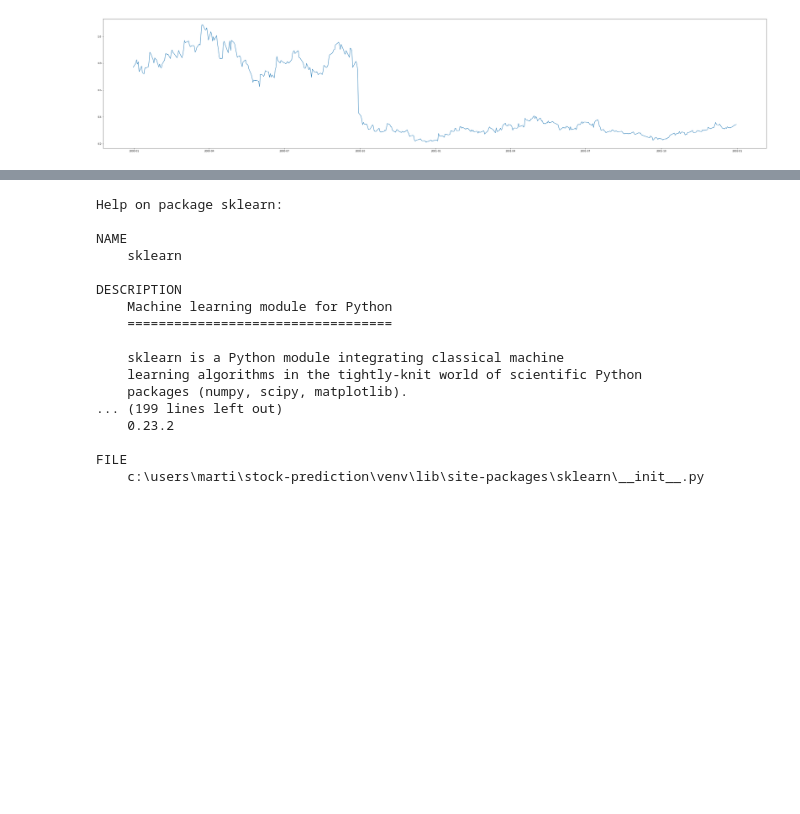
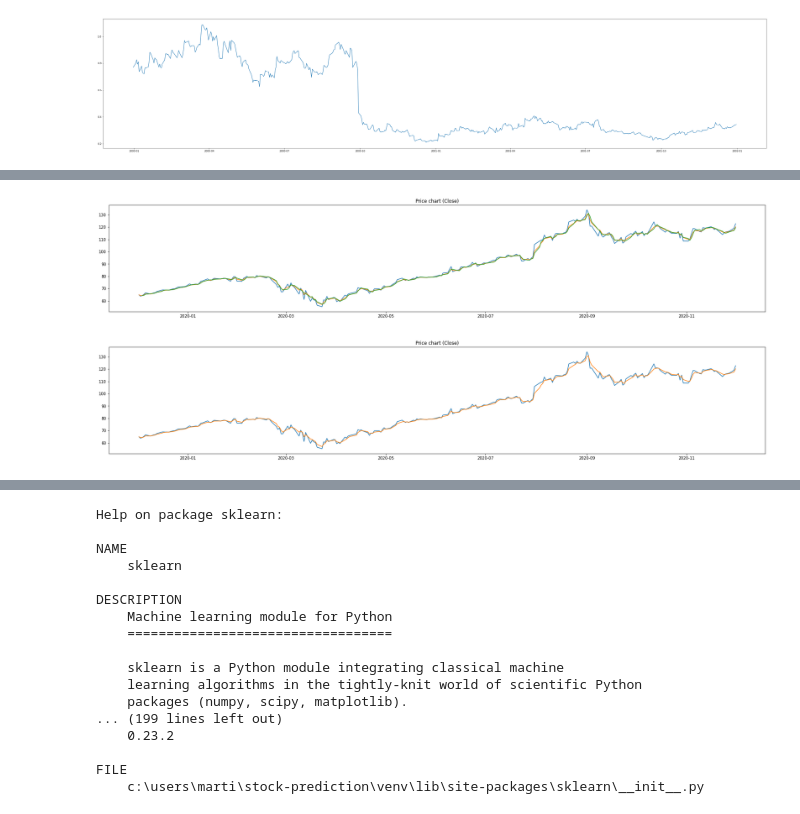
Before and after one commit to Sommerli/stock-prediction, a Jupyter notebook: stock_prediction.ipynb, the cells around one changed output, grey strips where cells are left out. Drawn from its saved outputs; the diff is of its cells as text; code cells hidden in the pictures; blank space fills up the shorter version.

```diff
--- a/stock_prediction.ipynb
+++ b/stock_prediction.ipynb
@@ -127,0 +203,28 @@ plt.plot(stock_open_price.index, stock_open_price.values)
+# %%
+# Moving Average
+
+def Moving_Average(data, time_window):
+    data_rolling = data.rolling(window= time_window).mean()
+    return data_rolling
+
+df["Moving Average"] = Moving_Average(df["Close"], 3)
+
+def EMA(data):
+    ema = data.ewm(span= 3, adjust=False).mean()       #https://pandas.pydata.org/pandas-docs/stable/user_guide/computation.html#stats-moments-exponentially-weighted
+
+    return ema
+
+df["EMA"] = EMA(df["Close"])
+
+plt.figure(figsize=(30,5))
+plt.plot(df.index, df[['Close', "EMA", "Moving Average"]])
+plt.title('Price chart (Close)')
+plt.show()
+
+plt.figure(figsize=(30,5))
+plt.plot(df.index, df['Close'], df["EMA"])
+plt.title('Price chart (Close)')
+plt.show()
+# %% [output]
+[figure, added]
+[figure, added]
```
Also changed, not shown: parts of 9 cells of this notebook.
